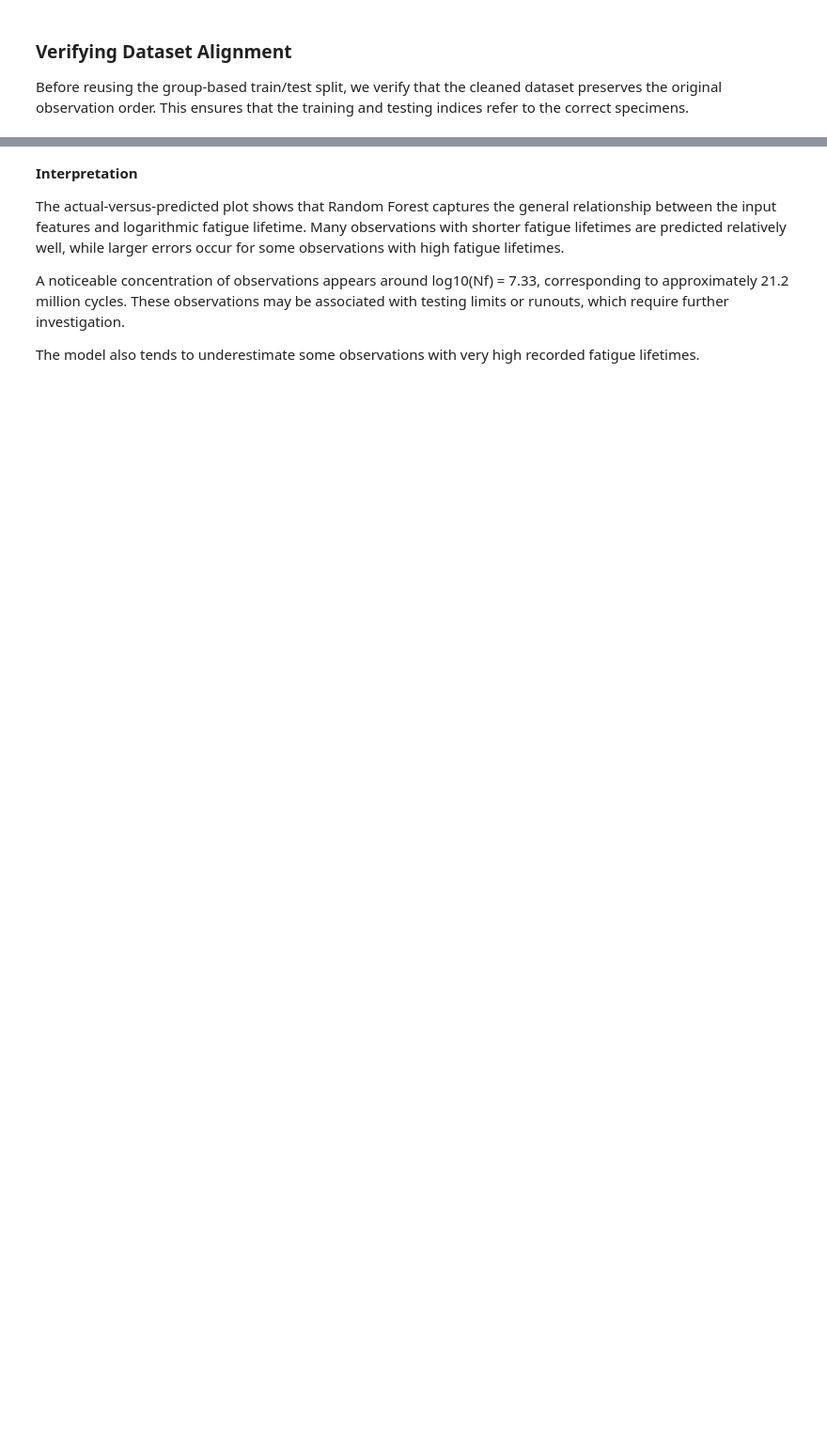
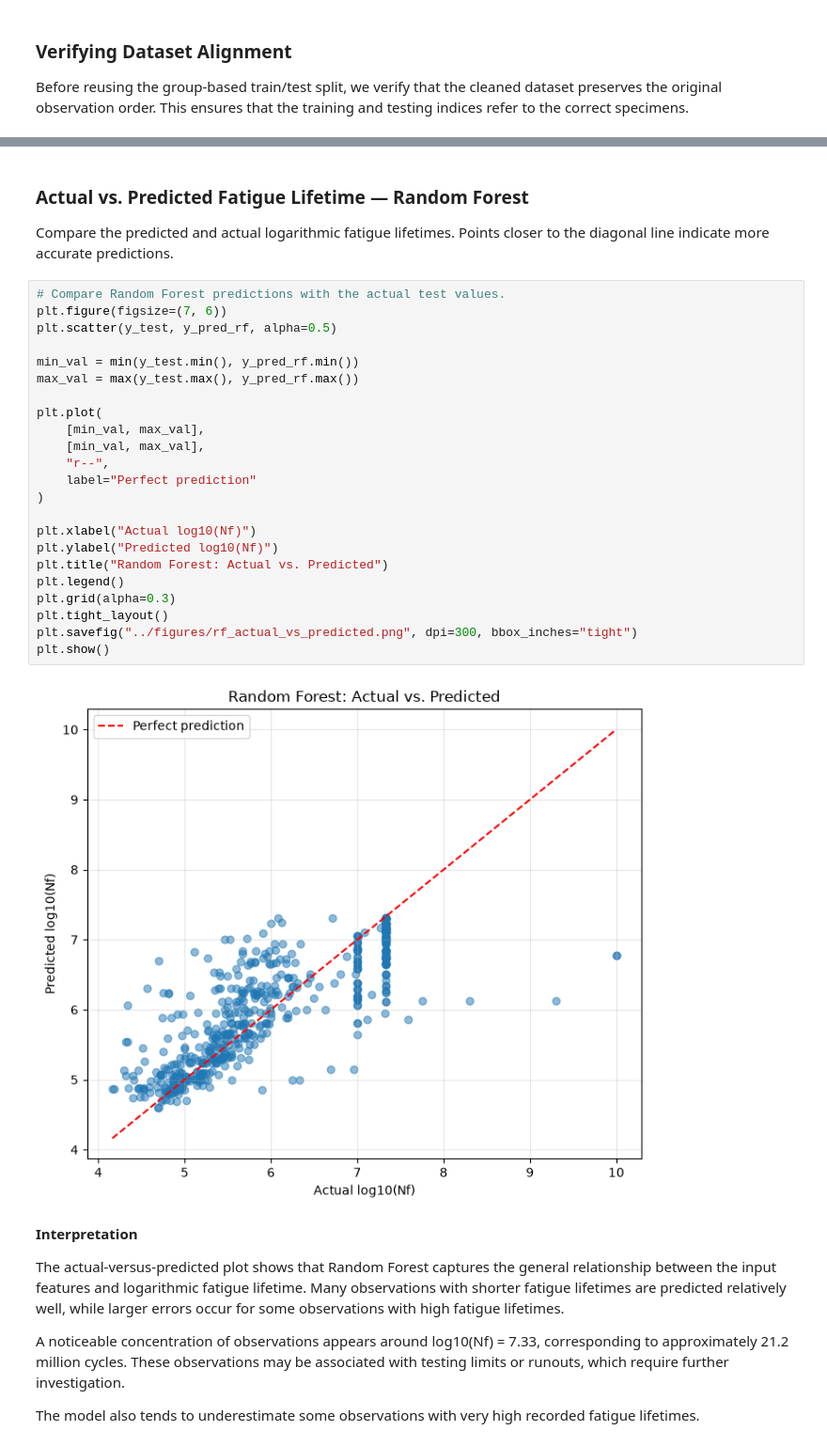
Before and after one commit to LeiliJL/DAT305-Project, a Jupyter notebook: notebooks/02_Regression.ipynb, the cells around one changed output, grey strips where cells are left out. Shown at 94% size. Saved outputs shown, nothing was run; the diff lists cells and outputs as text; blank space fills up the shorter version.

```diff
--- a/notebooks/02_Regression.ipynb
+++ b/notebooks/02_Regression.ipynb
@@ -1011,3 +283,32 @@ plt.plot([min_val,max_val],[min_val,max_val],"r--", label = "Perfect prediction"
+# %% [markdown]
+### Actual vs. Predicted Fatigue Lifetime — Random Forest
+
+Compare the predicted and actual logarithmic fatigue lifetimes. Points closer to the diagonal line indicate more accurate predictions.
+# %%
+# Compare Random Forest predictions with the actual test values.
+plt.figure(figsize=(7, 6))
+plt.scatter(y_test, y_pred_rf, alpha=0.5)
+
+min_val = min(y_test.min(), y_pred_rf.min())
+max_val = max(y_test.max(), y_pred_rf.max())
+
+plt.plot(
+    [min_val, max_val],
+    [min_val, max_val],
+    "r--",
+    label="Perfect prediction"
+)
+
+plt.xlabel("Actual log10(Nf)")
+plt.ylabel("Predicted log10(Nf)")
+plt.title("Random Forest: Actual vs. Predicted")
+plt.legend()
+plt.grid(alpha=0.3)
+plt.tight_layout()
+plt.savefig("../figures/rf_actual_vs_predicted.png", dpi=300, bbox_inches="tight")
+plt.show()
+# %% [output]
+[figure, added]
 # %% [markdown]
 **Interpretation**
 
```
Also changed, not shown: parts of 149 cells of this notebook, 11 other files.
